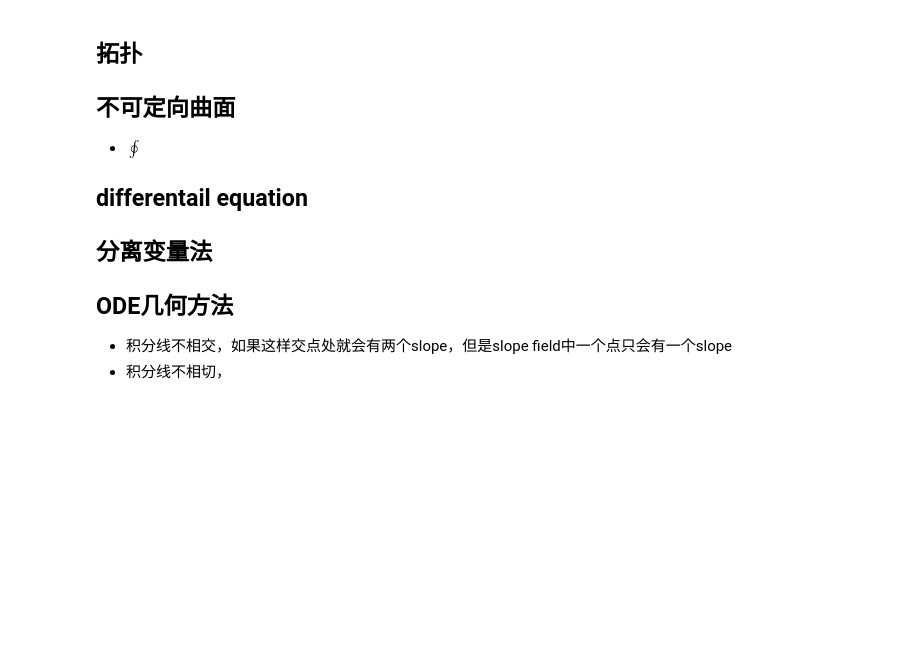
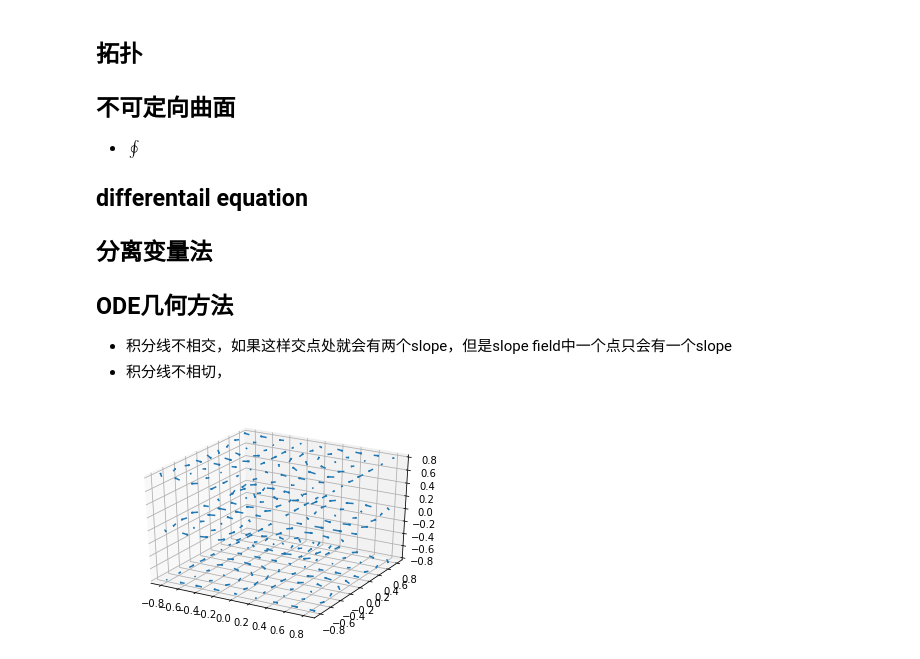
Before and after one commit to GitNiko/linearC, a Jupyter notebook: multi_variable_caculus.ipynb, the cells around one changed output. Saved outputs shown, nothing was run; the diff lists cells and outputs as text; code cells hidden in the pictures; blank space fills up the shorter version.

Commit message:
matplot

```diff
--- a/multi_variable_caculus.ipynb
+++ b/multi_variable_caculus.ipynb
@@ -98,3 +98,25 @@ $$ I = $$
 ## ODE几何方法
 - 积分线不相交，如果这样交点处就会有两个slope，但是slope field中一个点只会有一个slope
 - 积分线不相切，
+# %%
+from mpl_toolkits.mplot3d import axes3d
+import matplotlib.pyplot as plt
+import numpy as np
+
+fig = plt.figure()
+ax = fig.gca(projection='3d')
+
+x, y, z = np.meshgrid(np.arange(-0.8, 1, 0.2),
+                      np.arange(-0.8, 1, 0.2),
+                      np.arange(-0.8, 1, 0.8))
+
+u = np.sin(np.pi * x) * np.cos(np.pi * y) * np.cos(np.pi * z)
+v = -np.cos(np.pi * x) * np.sin(np.pi * y) * np.cos(np.pi * z)
+w = (np.sqrt(2.0 / 3.0) * np.cos(np.pi * x) * np.cos(np.pi * y) *
+     np.sin(np.pi * z))
+
+ax.quiver(x, y, z, u, v, w, length=0.1)
+
+plt.show()
+# %% [output]
+[figure, added]
```
Also changed, not shown: 2 other files.
